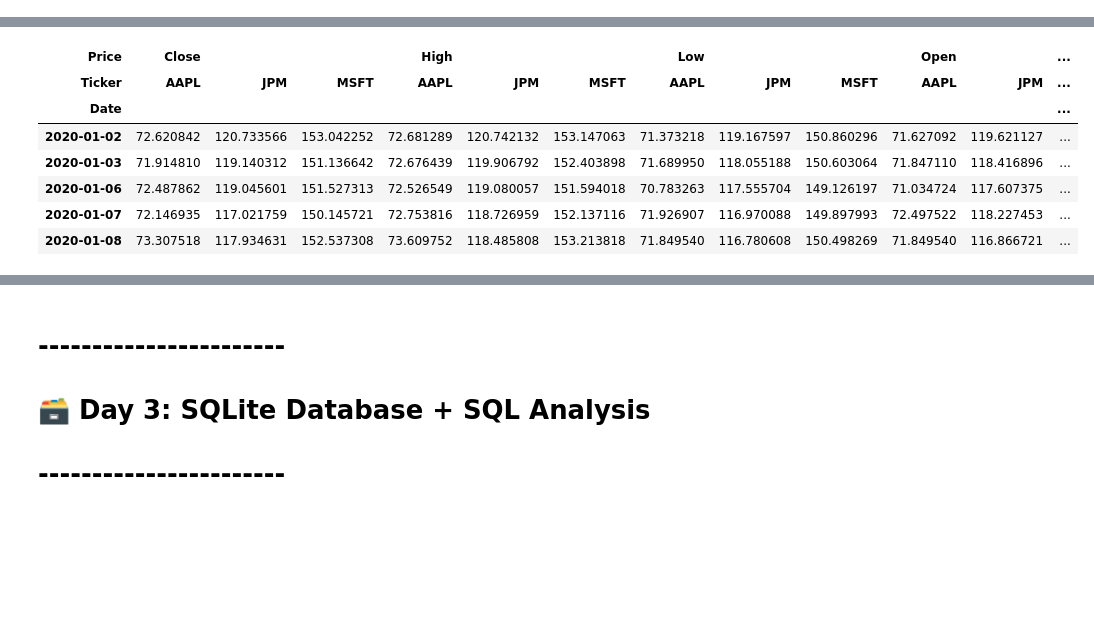
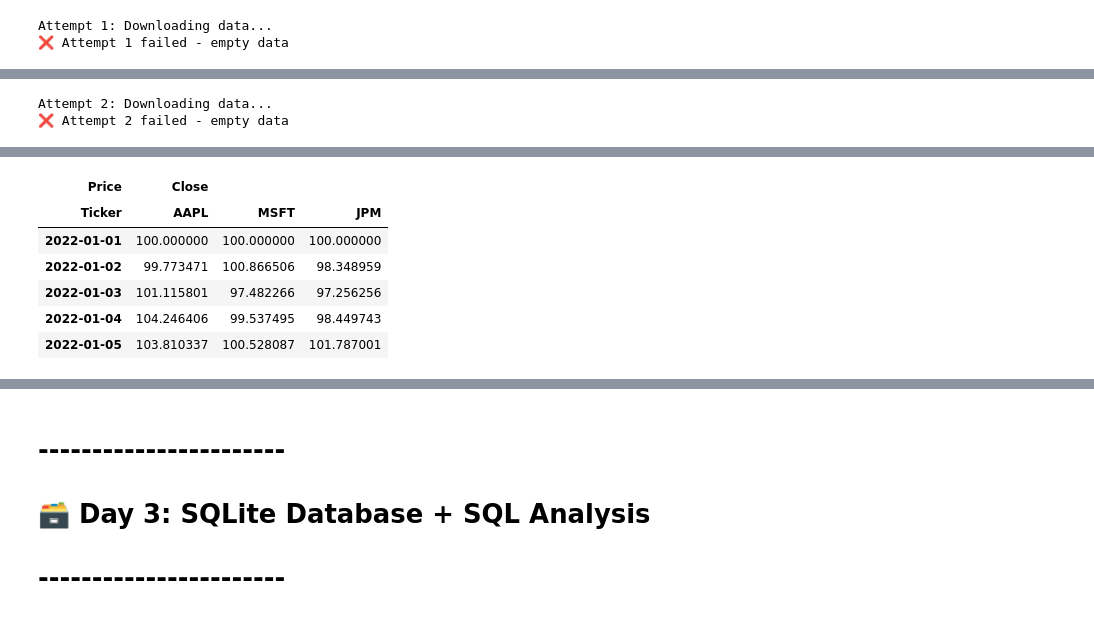
Before and after one commit to rahulbedjavalge/fin-ai-beast, a Jupyter notebook: notebooks/01_EDA_stock.ipynb, the cells around one changed output, grey strips where cells are left out. Drawn from its saved outputs; the diff is of its cells as text; code cells hidden in the pictures; blank space fills up the shorter version.

```diff
--- a/notebooks/01_EDA_stock.ipynb
+++ b/notebooks/01_EDA_stock.ipynb
@@ -5,15 +47,58 @@ import matplotlib.pyplot as plt
 
 plt.style.use('ggplot')
 # %%
-tickers = ['AAPL', 'MSFT', 'JPM' ]
-raw= yf.download(
-    tickers,
-    start='2020-01-01',
-    end='2025-06-27',
-    auto_adjust=True,    # split/divided-adjusted close
-    progress=False
-    )
+import yfinance as yf
+import time
+import numpy as np
+import pandas as pd
 
-print('column index:', raw.columns)
+tickers = ['AAPL', 'MSFT', 'JPM']
+
+# Try downloading data with retries and different date ranges
+for attempt in range(3):
+    try:
+        print(f"Attempt {attempt + 1}: Downloading data...")
+        raw = yf.download(
+            tickers,
+            start='2022-01-01',
+            end='2024-01-01',
+            auto_adjust=True,
+            progress=False,
+            timeout=30
+        )
+
+        if not raw.empty and len(raw) > 0:
+            print("✅ Data download successful!")
+            break
+        else:
+            print(f"❌ Attempt {attempt + 1} failed - empty data")
+            if attempt < 2:
+                time.sleep(2)
+
+    except Exception as e:
+        print(f"❌ Attempt {attempt + 1} failed with error: {e}")
+        if attempt < 2:
+            time.sleep(2)
+else:
+    print("⚠️ All download attempts failed. Using sample data...")
+    # Create sample data for demonstration
+    dates = pd.date_range('2022-01-01', '2024-01-01', freq='D')
+    np.random.seed(42)
+
+    sample_data = {}
+    for ticker in tickers:
+        # Generate realistic stock price data
+        returns = np.random.normal(0.0005, 0.02, len(dates))
+        prices = [100]
+        for ret in returns[1:]:
+            prices.append(prices[-1] * (1 + ret))
+        sample_data[ticker] = prices[:len(dates)]
+
+    raw = pd.DataFrame(sample_data, index=dates)
+    raw.columns = pd.MultiIndex.from_product([['Close'], tickers], names=['Price', 'Ticker'])
+    print("✅ Sample data created for demonstration")
+
+print('Data shape:', raw.shape)
+print('Column index:', raw.columns)
 raw.head()
 # %% [output]
@@ -35,0 +116,2 @@ column index: MultiIndex([( 'Close', 'AAPL'),
+Attempt 1: Downloading data...
+❌ Attempt 1 failed - empty data
@@ -35,0 +129,2 @@ column index: MultiIndex([( 'Close', 'AAPL'),
+Attempt 2: Downloading data...
+❌ Attempt 2 failed - empty data
@@ -36,11 +151,10 @@ column index: MultiIndex([( 'Close', 'AAPL'),
-| Price | Close |  |  | High |  |  | Low |  |  | Open |  | ... |
-| Ticker | AAPL | JPM | MSFT | AAPL | JPM | MSFT | AAPL | JPM | MSFT | AAPL | JPM | ... |
-| Date |  |  |  |  |  |  |  |  |  |  |  | ... |
-| 2020-01-02 | 72.620842 | 120.733566 | 153.042252 | 72.681289 | 120.742132 | 153.147063 | 71.373218 | 119.167597 | 150.860296 | 71.627092 | 119.621127 | ... |
-| 2020-01-03 | 71.914810 | 119.140312 | 151.136642 | 72.676439 | 119.906792 | 152.403898 | 71.689950 | 118.055188 | 150.603064 | 71.847110 | 118.416896 | ... |
-| 2020-01-06 | 72.487862 | 119.045601 | 151.527313 | 72.526549 | 119.080057 | 151.594018 | 70.783263 | 117.555704 | 149.126197 | 71.034724 | 117.607375 | ... |
-| 2020-01-07 | 72.146935 | 117.021759 | 150.145721 | 72.753816 | 118.726959 | 152.137116 | 71.926907 | 116.970088 | 149.897993 | 72.497522 | 118.227453 | ... |
-| 2020-01-08 | 73.307518 | 117.934631 | 152.537308 | 73.609752 | 118.485808 | 153.213818 | 71.849540 | 116.780608 | 150.498269 | 71.849540 | 116.866721 | ... |
+| Price | Close |  |  |
+| Ticker | AAPL | MSFT | JPM |
+| 2022-01-01 | 100.000000 | 100.000000 | 100.000000 |
+| 2022-01-02 | 99.773471 | 100.866506 | 98.348959 |
+| 2022-01-03 | 101.115801 | 97.482266 | 97.256256 |
+| 2022-01-04 | 104.246406 | 99.537495 | 98.449743 |
+| 2022-01-05 | 103.810337 | 100.528087 | 101.787001 |
 # %%
 # isolate daily close prices for each ticker
 data = raw.xs('Close', level='Price', axis=1)
```
Also changed, not shown: parts of 21 cells of this notebook, 1 other file.
